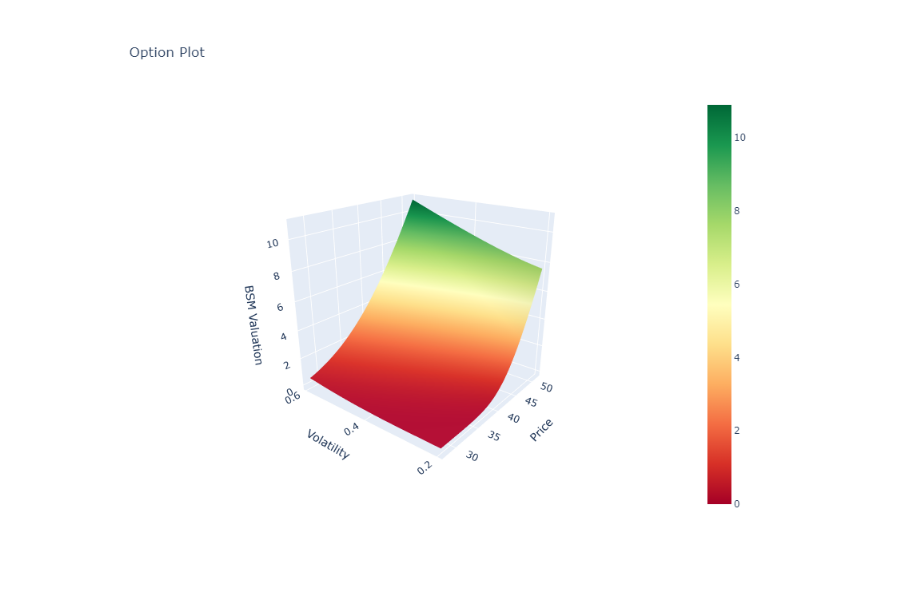
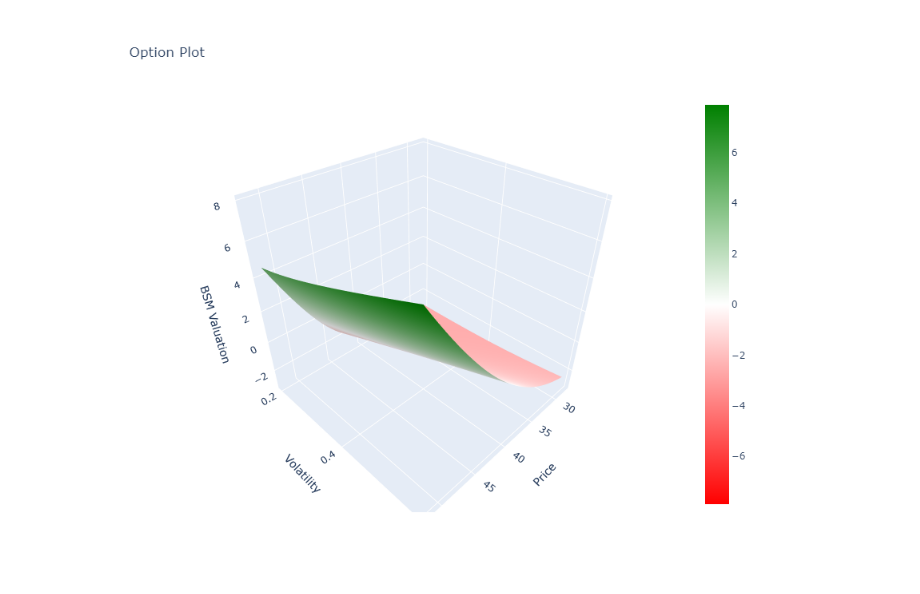
Before and after one commit to georgeCherry02/basic-binomial-pricer, a Jupyter notebook: notebooks/Shock Grid Rendering.ipynb, the cells around one changed output. Cells and saved outputs as stored; diff of their text form; code cells hidden in the pictures.

```diff
--- a/notebooks/Shock Grid Rendering.ipynb
+++ b/notebooks/Shock Grid Rendering.ipynb
@@ -15,7 +15,7 @@ from pricer import Call
 strike = 45.0
 four_months = datetime.now() + relativedelta(months=4)
 four_months_iso = pytz.utc.localize(four_months).isoformat()
-cost = 0.0
+cost = 3.0
 
 call = Call(strike, four_months_iso, cost)
 # %%
@@ -24,9 +24,9 @@ valuations = shock_grid.value_black_scholes(call, 0.04)
 # %%
 import plotly.graph_objects as go
 
-fig = go.Figure(data=[go.Surface(x=shock_grid.prices(), y=shock_grid.volatilities(), z=valuations, colorscale="rdylgn")])
+fig = go.Figure(data=[go.Surface(x=shock_grid.prices(), y=shock_grid.volatilities(), z=valuations, cmid=0., colorscale=["red", "white", "green"])])
 fig.update_layout(title="Option Plot", width=700, height=700)
 fig.update_scenes(xaxis_title_text='Price', yaxis_title_text='Volatility', zaxis_title_text='BSM Valuation')
 fig.show()
 # %% [output]
-[figure, old version]
+[figure, new version]
```
